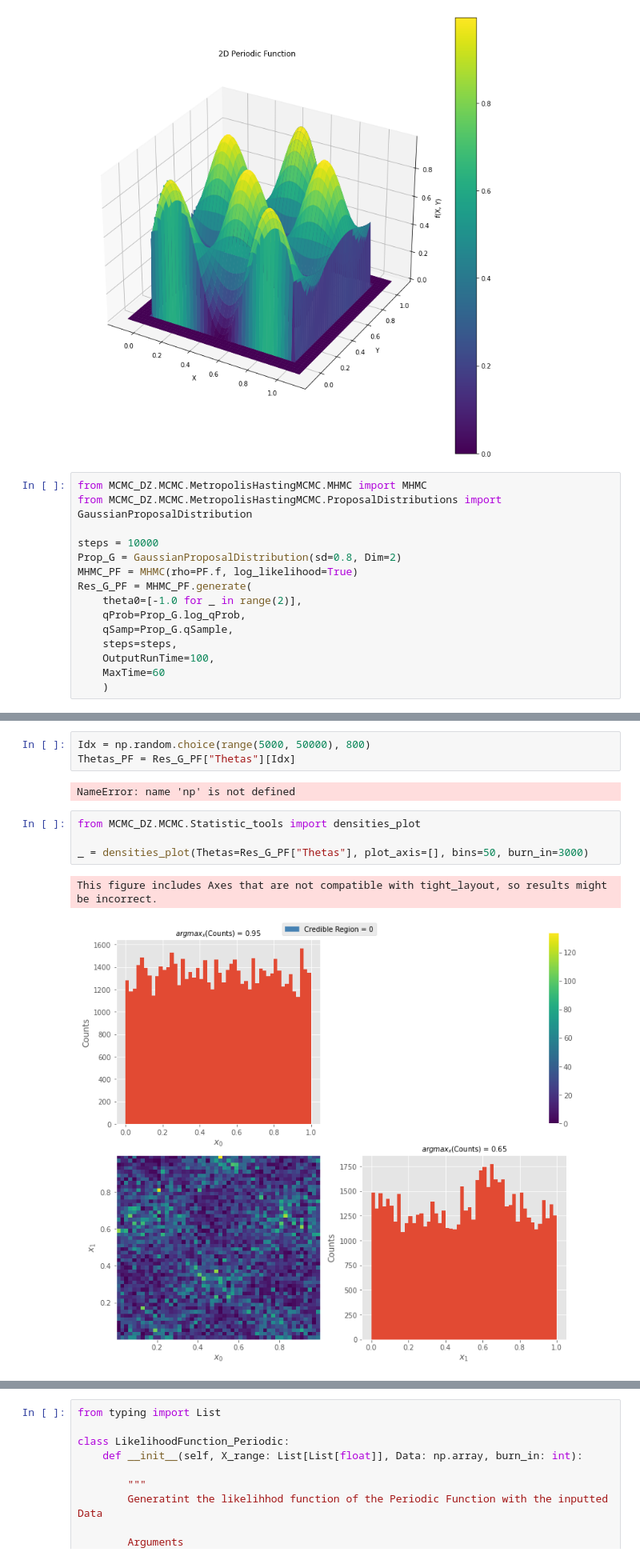
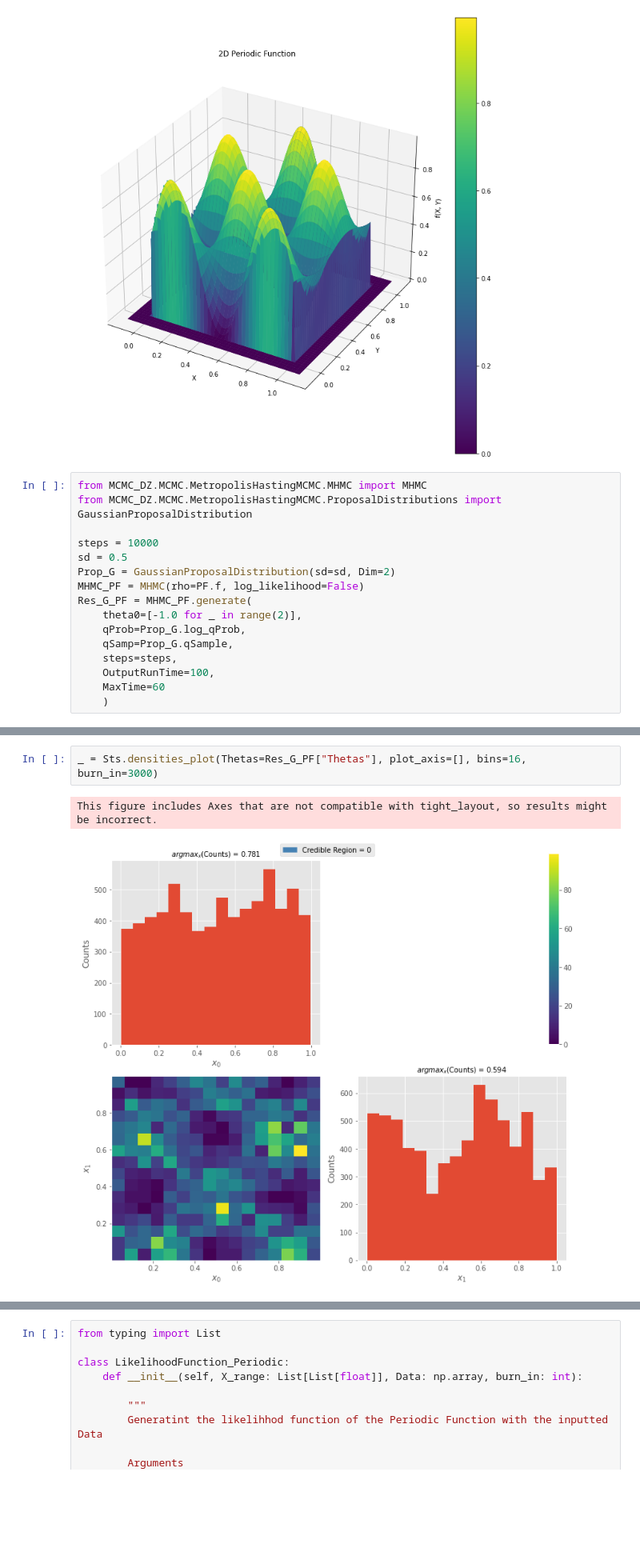
Before and after one commit to pjdunne/MResMCMC2023, a Jupyter notebook: Examples_Dian.ipynb, the cells around one changed output, grey strips where cells are left out. Shown at 80% size. Saved outputs shown, nothing was run; the diff lists cells and outputs as text; blank space fills up the shorter version.

```diff
--- a/Examples_Dian.ipynb
+++ b/Examples_Dian.ipynb
@@ -167,8 +167,9 @@ from MCMC_DZ.MCMC.MetropolisHastingMCMC.MHMC import MHMC
 from MCMC_DZ.MCMC.MetropolisHastingMCMC.ProposalDistributions import  GaussianProposalDistribution
 
 steps = 10000
-Prop_G = GaussianProposalDistribution(sd=0.8, Dim=2)
-MHMC_PF = MHMC(rho=PF.f, log_likelihood=True)
+sd = 0.5
+Prop_G = GaussianProposalDistribution(sd=sd, Dim=2)
+MHMC_PF = MHMC(rho=PF.f, log_likelihood=False)
 Res_G_PF = MHMC_PF.generate(
     theta0=[-1.0 for _ in range(2)],
     qProb=Prop_G.log_qProb,
@@ -188,15 +189,8 @@ Sts.density_plot_3D(Res_G_PF["Thetas"], bins=10, burn_in=1000, credible_region=0
-# %%
-Idx = np.random.choice(range(5000, 50000), 800)
-Thetas_PF = Res_G_PF["Thetas"][Idx]
-# %% [output]
-NameError: name 'np' is not defined
 # %%
-from MCMC_DZ.MCMC.Statistic_tools import densities_plot
-
-_ = densities_plot(Thetas=Res_G_PF["Thetas"], plot_axis=[], bins=50, burn_in=3000)
+_ = Sts.densities_plot(Thetas=Res_G_PF["Thetas"], plot_axis=[], bins=16, burn_in=3000)
 # %% [output]
 This figure includes Axes that are not compatible with tight_layout, so results might be incorrect.
-[figure, old version]
+[figure, new version]
 # %%
 Sts.targetDis_step_plot(Thetas=Res_G_PF["Thetas"], rho=PF.f, target_type="likelihood function", burn_in=0)
 # %% [output]
```
Also changed, not shown: parts of 13 cells of this notebook.
